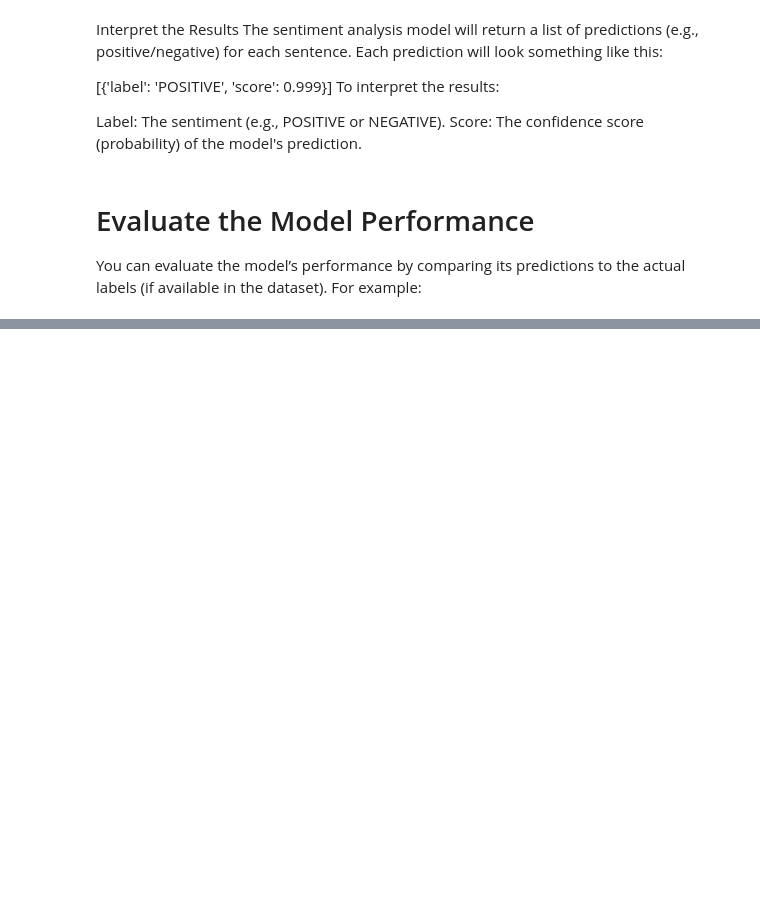
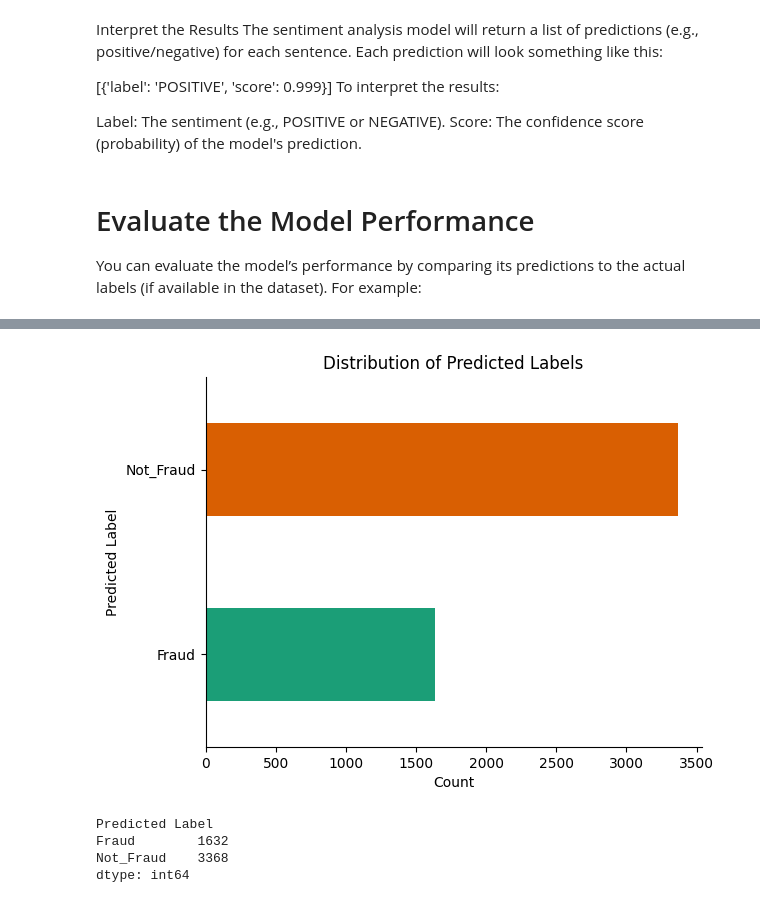
Before and after one commit to badhon2304/badhon2304, a Jupyter notebook: Badhon_new.ipynb, the cells around one changed output, grey strips where cells are left out. Cells and saved outputs as stored; diff of their text form; code cells hidden in the pictures; blank space fills up the shorter version.

```diff
--- a/Badhon_new.ipynb
+++ b/Badhon_new.ipynb
@@ -198,3 +265,31 @@ comparison_df
+# %%
+from matplotlib import pyplot as plt
+import seaborn as sns
+import pandas as pd  # Make sure pandas is imported
+
+
+# Assuming comparison_df is already defined as in your previous code
+
+# Group by 'Predicted Label' and get the counts
+predicted_label_counts = comparison_df.groupby('Predicted Label').size()
+
+# Create the bar plot
+predicted_label_counts.plot(kind='barh', color=sns.color_palette('Dark2')) # Use sns.color_palette instead of sns.palettes.mpl_palette
+plt.gca().spines[['top', 'right']].set_visible(False)
+plt.xlabel('Count')
+plt.ylabel('Predicted Label')
+plt.title('Distribution of Predicted Labels')
+
+plt.show()  # Display the plot
+
+# Print the predicted label counts
+print(predicted_label_counts)
+# %% [output]
+[figure, added]
+Predicted Label
+Fraud        1632
+Not_Fraud    3368
+dtype: int64
 # %%
 from sklearn.metrics import accuracy_score, confusion_matrix
 # Calculate accuracy
```
Also changed, not shown: parts of 14 cells of this notebook.
